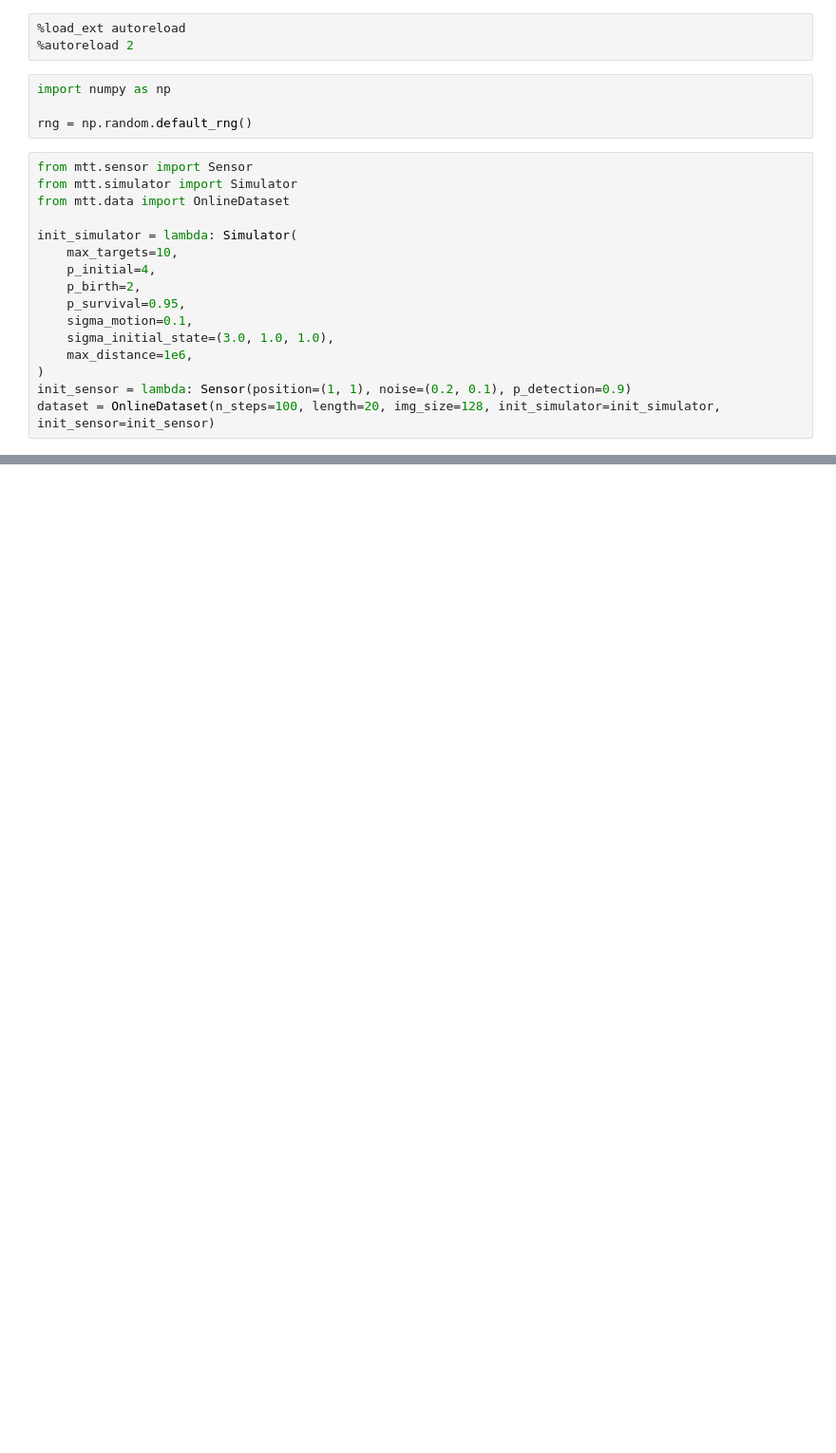
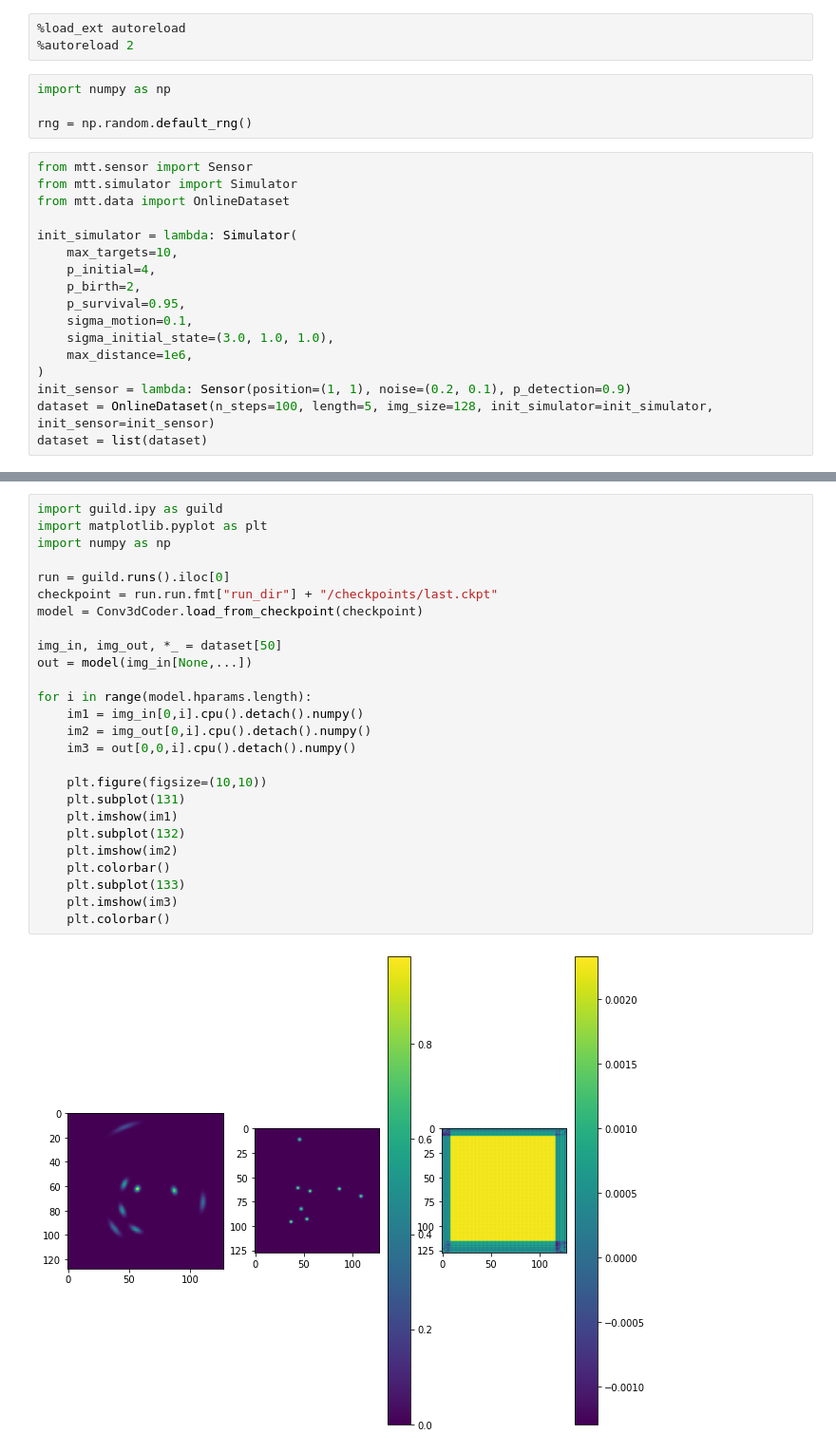
Before and after one commit to Damowerko/mtt, a Jupyter notebook: scripts/notebook.ipynb, the cells around one changed output, grey strips where cells are left out. Shown: that part at 95% size. Cells and saved outputs as stored; diff of their text form; blank space fills up the shorter version.

```diff
--- a/scripts/notebook.ipynb
+++ b/scripts/notebook.ipynb
@@ -20,5 +20,6 @@ init_simulator = lambda: Simulator(
     max_distance=1e6,
 )
 init_sensor = lambda: Sensor(position=(1, 1), noise=(0.2, 0.1), p_detection=0.9)
-dataset = OnlineDataset(n_steps=100, length=20, img_size=128, init_simulator=init_simulator, init_sensor=init_sensor)
+dataset = OnlineDataset(n_steps=100, length=5, img_size=128, init_simulator=init_simulator, init_sensor=init_sensor)
+dataset = list(dataset)
 # %%
@@ -92,0 +49,28 @@ on_train_dataloader                     |  3.266e-06            |1
+# %%
+import guild.ipy as guild
+import matplotlib.pyplot as plt
+import numpy as np
+
+run = guild.runs().iloc[0]
+checkpoint = run.run.fmt["run_dir"] + "/checkpoints/last.ckpt"
+model = Conv3dCoder.load_from_checkpoint(checkpoint)
+
+img_in, img_out, *_ = dataset[50]
+out = model(img_in[None,...])
+
+for i in range(model.hparams.length):
+    im1 = img_in[0,i].cpu().detach().numpy()
+    im2 = img_out[0,i].cpu().detach().numpy()
+    im3 = out[0,0,i].cpu().detach().numpy()
+
+    plt.figure(figsize=(10,10))
+    plt.subplot(131)
+    plt.imshow(im1)
+    plt.subplot(132)
+    plt.imshow(im2)
+    plt.colorbar()
+    plt.subplot(133)
+    plt.imshow(im3)
+    plt.colorbar()
+# %% [output]
+[figure, added]
```
Also changed, not shown: parts of 3 cells of this notebook, 2 other files.
